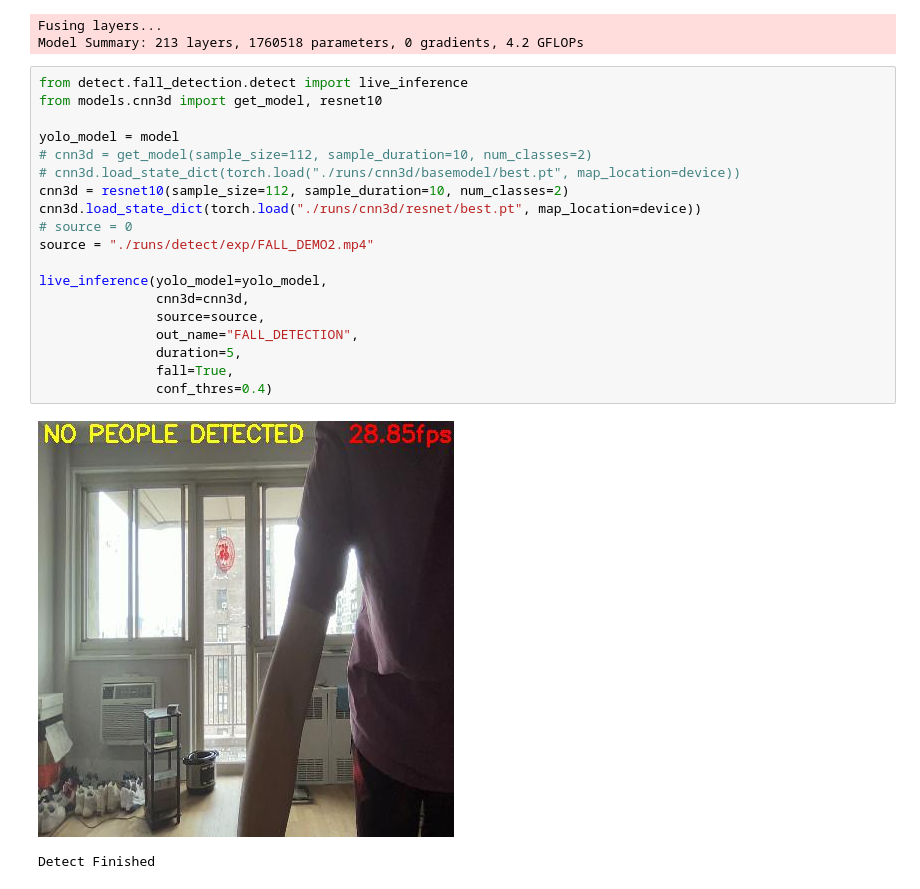
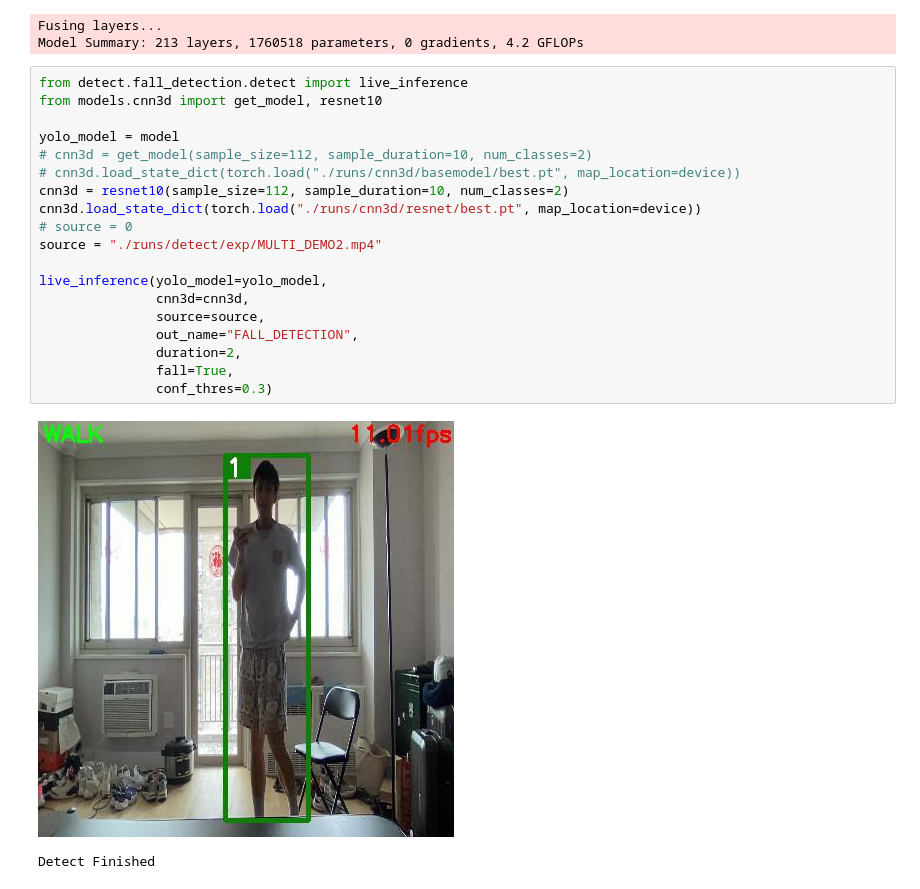
Before and after one commit to Morris135212/Fall_Detection, a Jupyter notebook: Fall_detection_inference.ipynb, the cells around one changed output. Drawn from its saved outputs; the diff is of its cells as text.

```diff
--- a/Fall_detection_inference.ipynb
+++ b/Fall_detection_inference.ipynb
@@ -20,22 +20,22 @@ Model Summary: 213 layers, 1760518 parameters, 0 gradients, 4.2 GFLOPs
 # %%
 from detect.fall_detection.detect import live_inference
 from models.cnn3d import get_model, resnet10
 
 yolo_model = model
 # cnn3d = get_model(sample_size=112, sample_duration=10, num_classes=2)
 # cnn3d.load_state_dict(torch.load("./runs/cnn3d/basemodel/best.pt", map_location=device))
 cnn3d = resnet10(sample_size=112, sample_duration=10, num_classes=2)
 cnn3d.load_state_dict(torch.load("./runs/cnn3d/resnet/best.pt", map_location=device))
 # source = 0
-source = "./runs/detect/exp/FALL_DEMO2.mp4"
+source = "./runs/detect/exp/MULTI_DEMO2.mp4"
 
 live_inference(yolo_model=yolo_model,
                cnn3d=cnn3d,
                source=source,
                out_name="FALL_DETECTION",
-               duration=5,
+               duration=2,
                fall=True,
-               conf_thres=0.4)
+               conf_thres=0.3)
 # %% [output]
-[figure, old version]
+[figure, new version]
 Detect Finished
```
Also changed, not shown: 10 other files.
